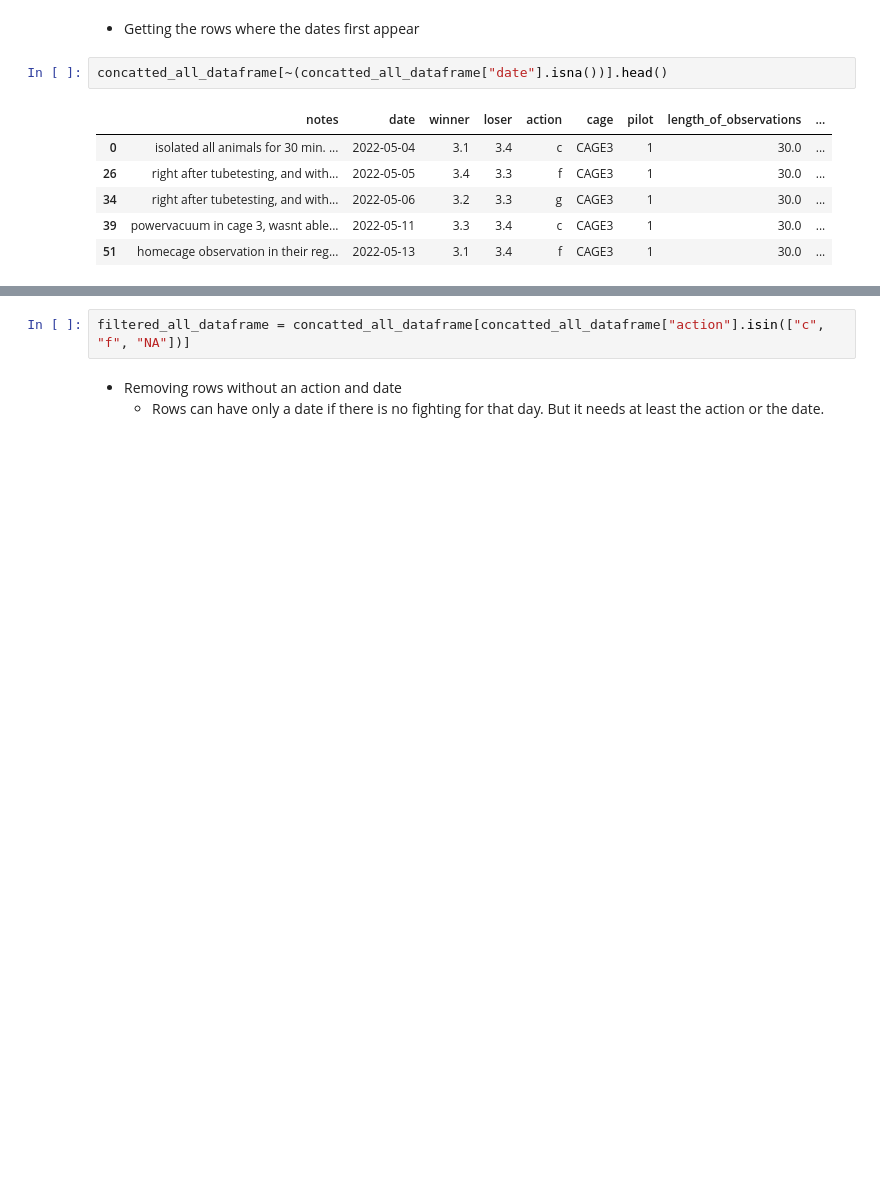
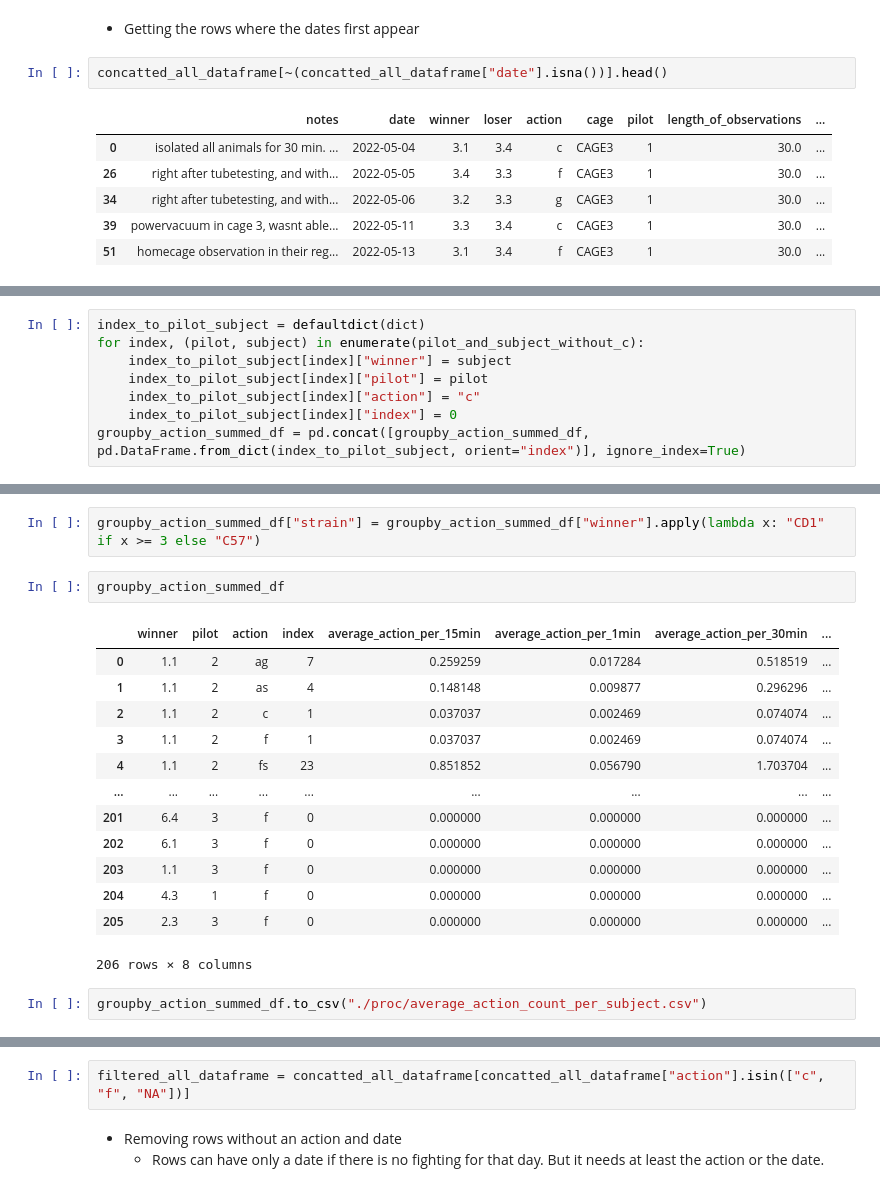
Before and after one commit to padillacoreanolab/dominance_strain_comparison, a Jupyter notebook: results/2023_01_25_hco_average_fight_chase_plotting/hco_average_fight_chase_plotting.ipynb, the cells around one changed output, grey strips where cells are left out. Drawn from its saved outputs; the diff is of its cells as text; blank space fills up the shorter version.

```diff
--- a/results/2023_01_25_hco_average_fight_chase_plotting/hco_average_fight_chase_plotting.ipynb
+++ b/results/2023_01_25_hco_average_fight_chase_plotting/hco_average_fight_chase_plotting.ipynb
@@ -366,0 +430,8 @@ first_row_of_each_date
+# %%
+index_to_pilot_subject = defaultdict(dict)
+for index, (pilot, subject) in enumerate(pilot_and_subject_without_c):
+    index_to_pilot_subject[index]["winner"] = subject
+    index_to_pilot_subject[index]["pilot"] = pilot
+    index_to_pilot_subject[index]["action"] = "c"
+    index_to_pilot_subject[index]["index"] = 0
+groupby_action_summed_df = pd.concat([groupby_action_summed_df, pd.DataFrame.from_dict(index_to_pilot_subject, orient="index")], ignore_index=True)
@@ -366,0 +450,20 @@ first_row_of_each_date
+# %%
+groupby_action_summed_df["strain"] = groupby_action_summed_df["winner"].apply(lambda x: "CD1" if x >= 3 else "C57")
+# %%
+groupby_action_summed_df
+# %% [output]
+|  | winner | pilot | action | index | average_action_per_15min | average_action_per_1min | average_action_per_30min | ... |
+| 0 | 1.1 | 2 | ag | 7 | 0.259259 | 0.017284 | 0.518519 | ... |
+| 1 | 1.1 | 2 | as | 4 | 0.148148 | 0.009877 | 0.296296 | ... |
+| 2 | 1.1 | 2 | c | 1 | 0.037037 | 0.002469 | 0.074074 | ... |
+| 3 | 1.1 | 2 | f | 1 | 0.037037 | 0.002469 | 0.074074 | ... |
+| 4 | 1.1 | 2 | fs | 23 | 0.851852 | 0.056790 | 1.703704 | ... |
+| ... | ... | ... | ... | ... | ... | ... | ... | ... |
+| 201 | 6.4 | 3 | f | 0 | 0.000000 | 0.000000 | 0.000000 | ... |
+| 202 | 6.1 | 3 | f | 0 | 0.000000 | 0.000000 | 0.000000 | ... |
+| 203 | 1.1 | 3 | f | 0 | 0.000000 | 0.000000 | 0.000000 | ... |
+| 204 | 4.3 | 1 | f | 0 | 0.000000 | 0.000000 | 0.000000 | ... |
+| 205 | 2.3 | 3 | f | 0 | 0.000000 | 0.000000 | 0.000000 | ... |
+206 rows × 8 columns
+# %%
+groupby_action_summed_df.to_csv("./proc/average_action_count_per_subject.csv")
```
Also changed, not shown: parts of 82 cells of this notebook, 3 other files.
